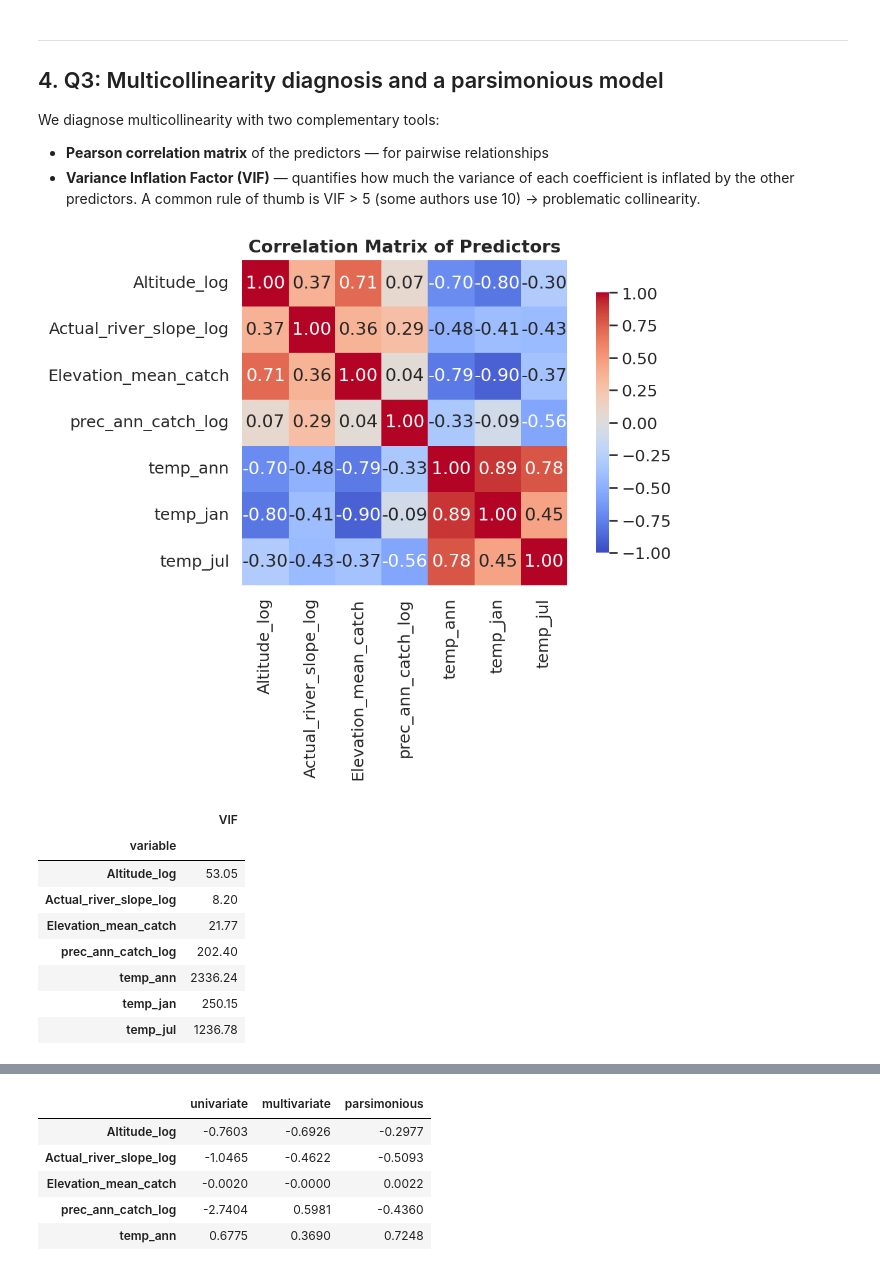
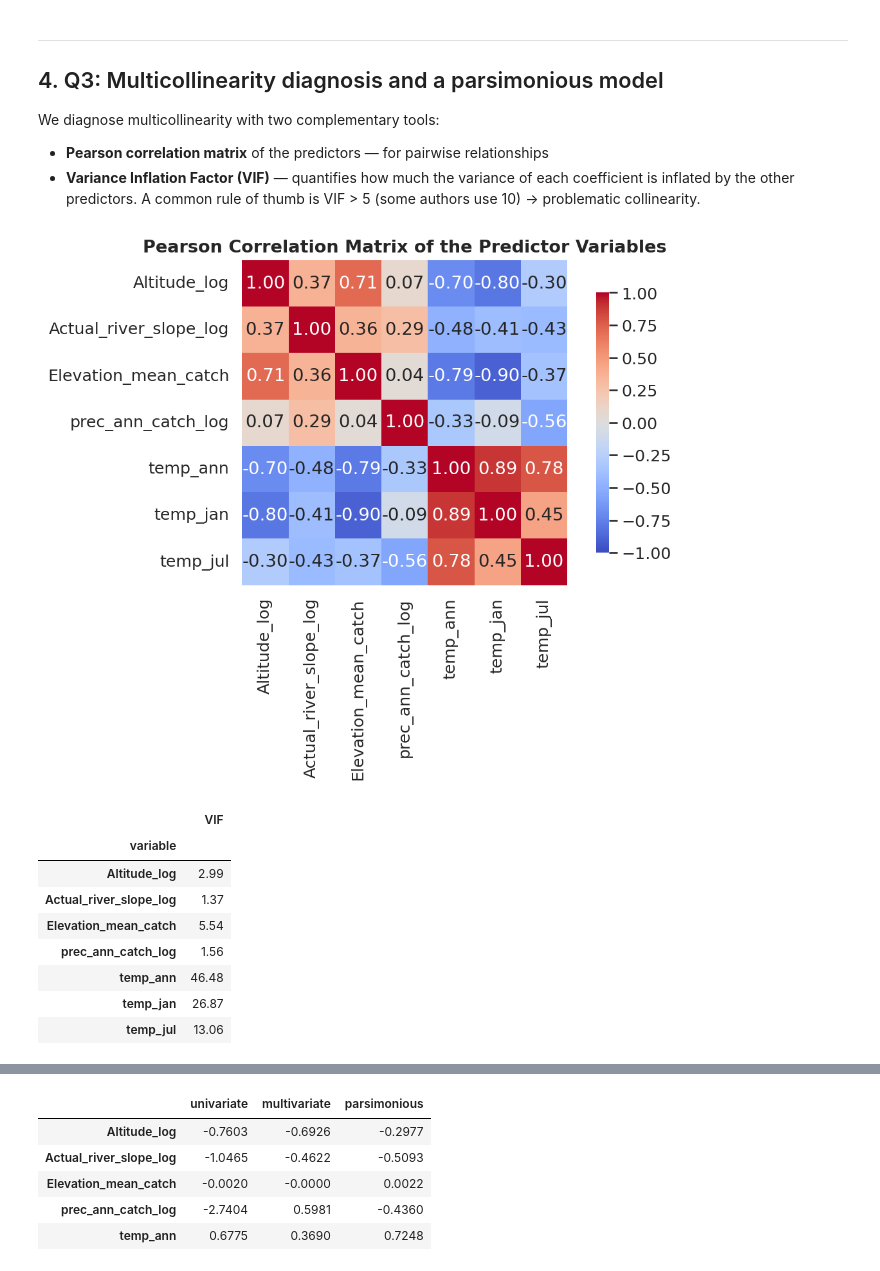
Before and after one commit to dgonzales1222/greends_avcad_exercises, a Jupyter notebook: exercise_07/avcad_ex07_dgonzales.ipynb, the cells around one changed output, grey strips where cells are left out. Saved outputs shown, nothing was run; the diff lists cells and outputs as text; code cells hidden in the pictures.

Commit message:
I noticed that the value of VIF is inflated so I updated it.

```diff
--- a/exercise_07/avcad_ex07_dgonzales.ipynb
+++ b/exercise_07/avcad_ex07_dgonzales.ipynb
@@ -265,34 +265,37 @@ We diagnose multicollinearity with two complementary tools:
 # %%
 # @title Correlation matrix
 
 corr = df2[predictors].corr()
 
 fig, ax = plt.subplots(figsize=(8, 6))
 sns.heatmap(corr, annot=True, fmt='.2f', cmap='coolwarm', center=0,
             vmin=-1, vmax=1, square=True, ax=ax,
             cbar_kws={'shrink': 0.8})
-ax.set_title("Correlation Matrix of Predictors",
+ax.set_title("Pearson Correlation Matrix of the Predictor Variables",
              fontsize=13, fontweight='bold')
 plt.tight_layout()
 plt.show()
 # %% [output]
-[figure, old version]
+[figure, new version]
 # %%
 # @title VIF for the full model
 
-X_vif = df2[predictors].values
+# NOTE: variance_inflation_factor requires a constant (intercept) column,
+# otherwise the VIFs are massively inflated for variables with non-zero means.
+X_vif = sm.add_constant(df2[predictors]).values
 vif_full = pd.DataFrame({
     'variable': predictors,
-    'VIF': [variance_inflation_factor(X_vif, i) for i in range(len(predictors))]
+    'VIF': [variance_inflation_factor(X_vif, i + 1)  # +1 skips the constant column
+            for i in range(len(predictors))]
 }).round(2).set_index('variable')
 vif_full
 # %% [output]
 |  | VIF |
 | variable |  |
-| Altitude_log | 53.05 |
-| Actual_river_slope_log | 8.20 |
-| Elevation_mean_catch | 21.77 |
-| prec_ann_catch_log | 202.40 |
-| temp_ann | 2336.24 |
-| temp_jan | 250.15 |
-| temp_jul | 1236.78 |
+| Altitude_log | 2.99 |
+| Actual_river_slope_log | 1.37 |
+| Elevation_mean_catch | 5.54 |
+| prec_ann_catch_log | 1.56 |
+| temp_ann | 46.48 |
+| temp_jan | 26.87 |
+| temp_jul | 13.06 |
```
Also changed, not shown: parts of 12 cells of this notebook.
